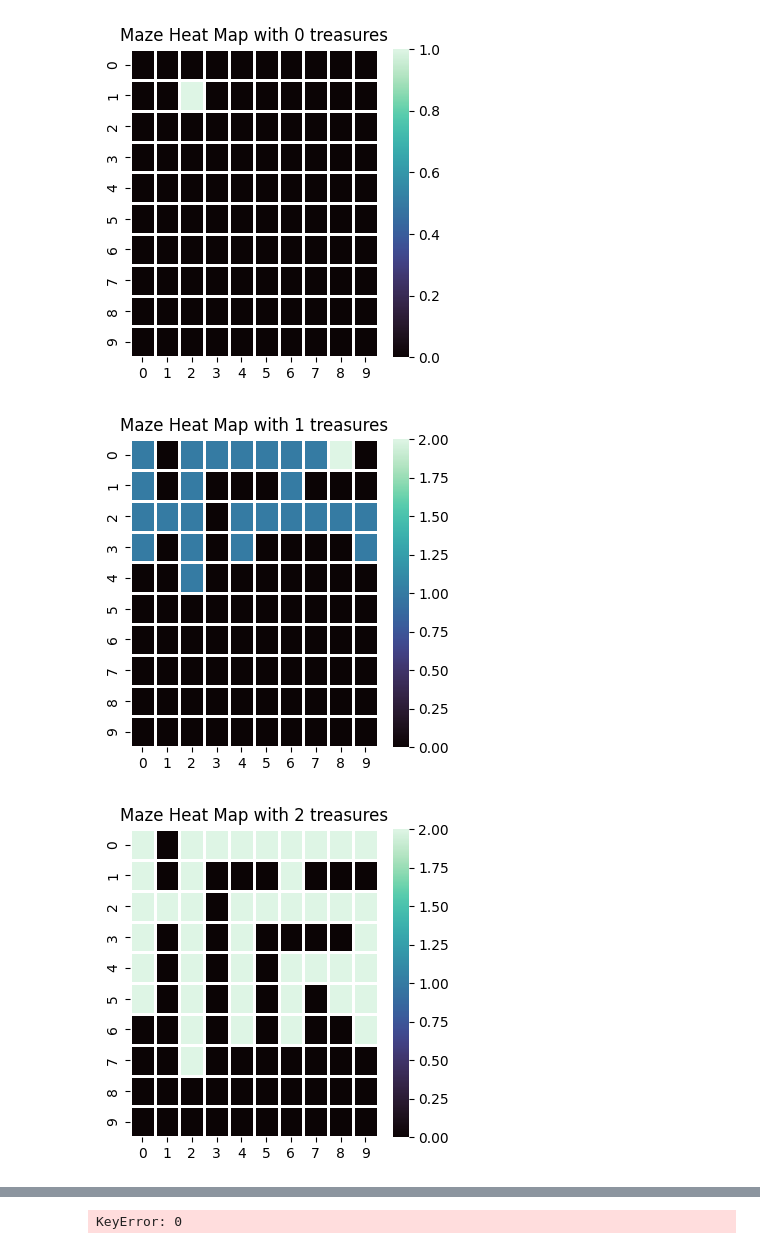
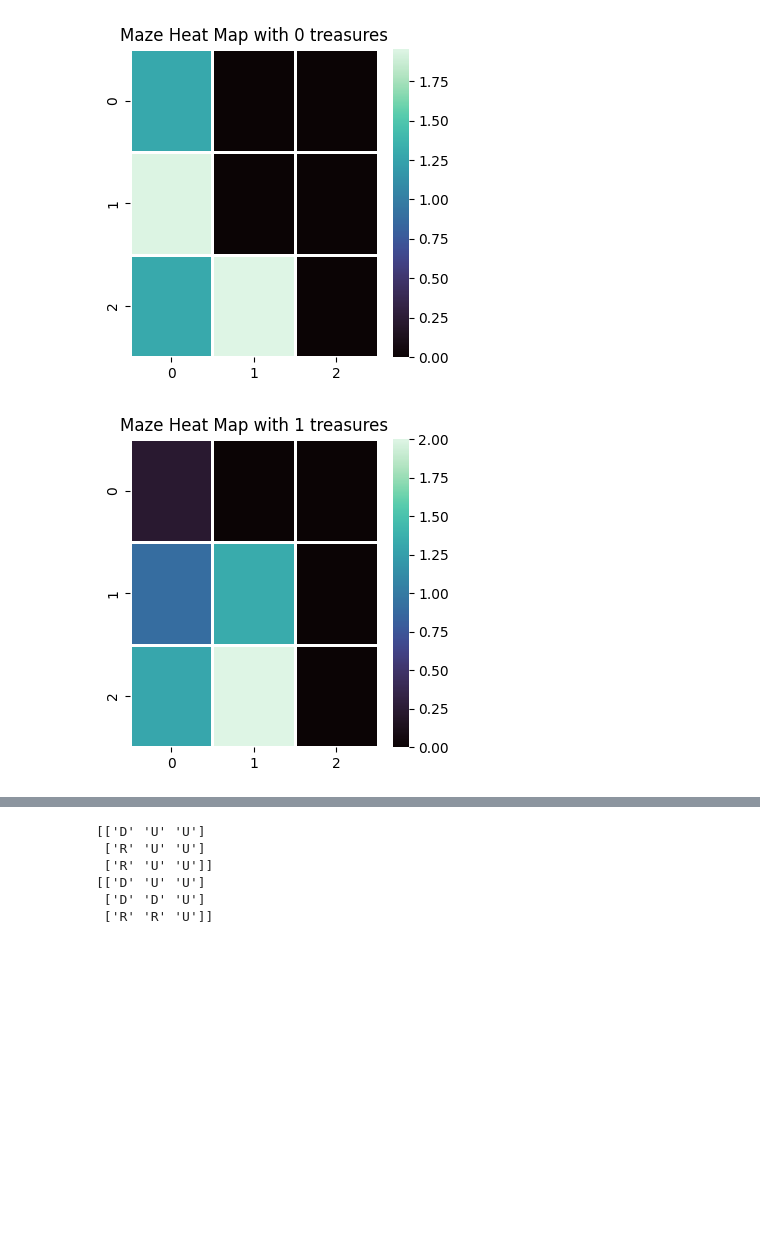
Before and after one commit to devgala/RL-Assignment1, a Jupyter notebook: MonteCarloRL.ipynb, the cells around one changed output, grey strips where cells are left out. Saved outputs shown, nothing was run; the diff lists cells and outputs as text; code cells hidden in the pictures; blank space fills up the shorter version.

```diff
--- a/MonteCarloRL.ipynb
+++ b/MonteCarloRL.ipynb
@@ -4,6 +4,6 @@ import matplotlib.pyplot as plt
 import seaborn as sns
 import numpy as np
 # %%
-game = MaxTreasureMazeGameOffPolicy(100,1e8,0.4,0.8)
+game = MaxTreasureMazeGame(1000,int(1e7),0.6,0.8)
 # %%
 game.mc_control()
@@ -12,10 +14,10 @@ OverflowError: int too big to convert
 # %%
 heat_maps = game.create_heat_map()
-for i in range(0,4):
+for i in range(0,game.treasure_count+1):
     fig = plt.figure(figsize = (4,4))
     if(i==3):
-        print(  heat_maps[i])
+        print( heat_maps[i])
     ax = sns.heatmap( heat_maps[i] , linewidth = 1 , cmap = 'mako' )
     plt.title( f"Maze Heat Map with {i} treasures" )
-    plt.savefig(f"heat_map_{i}.png")
+    plt.savefig(f"heat_map_on_policy_{i}.png")
 # %% [output]
@@ -32,3 +24,2 @@ for i in range(0,4):
-[figure, old version]
+[figure, new version]
-[figure, old version]
+[figure, new version]
-[figure, removed]
@@ -36,6 +26,11 @@ for i in range(0,4):
 # %%
 action_maps = game.create_action_map()
-for i in range(0,4):
+for i in range(0,game.treasure_count+1):
     print(action_maps[i])
 # %% [output]
-KeyError: 0
+[['D' 'U' 'U']
+ ['R' 'U' 'U']
+ ['R' 'U' 'U']]
+[['D' 'U' 'U']
+ ['D' 'D' 'U']
+ ['R' 'R' 'U']]
```
Also changed, not shown: parts of 12 cells of this notebook, 1 other file.
